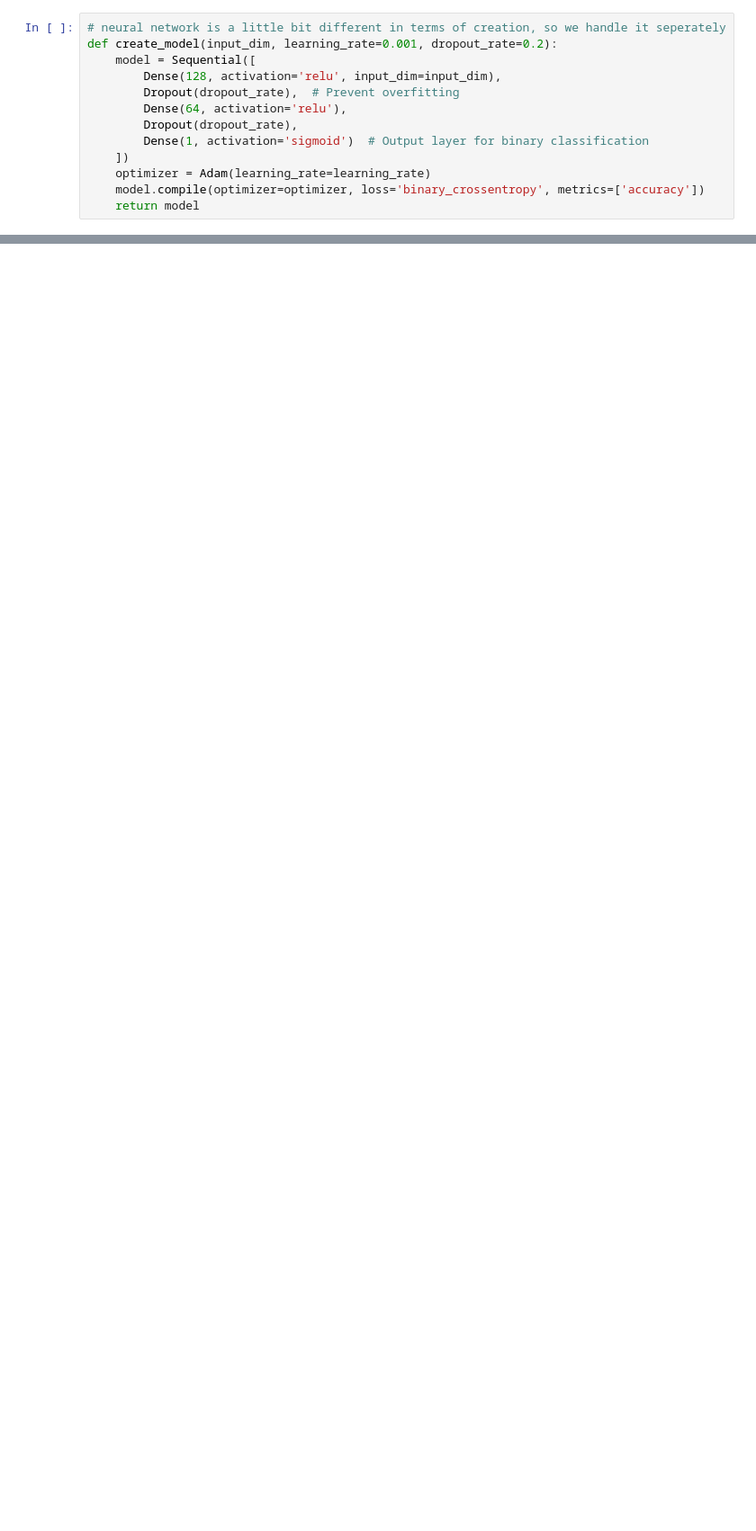
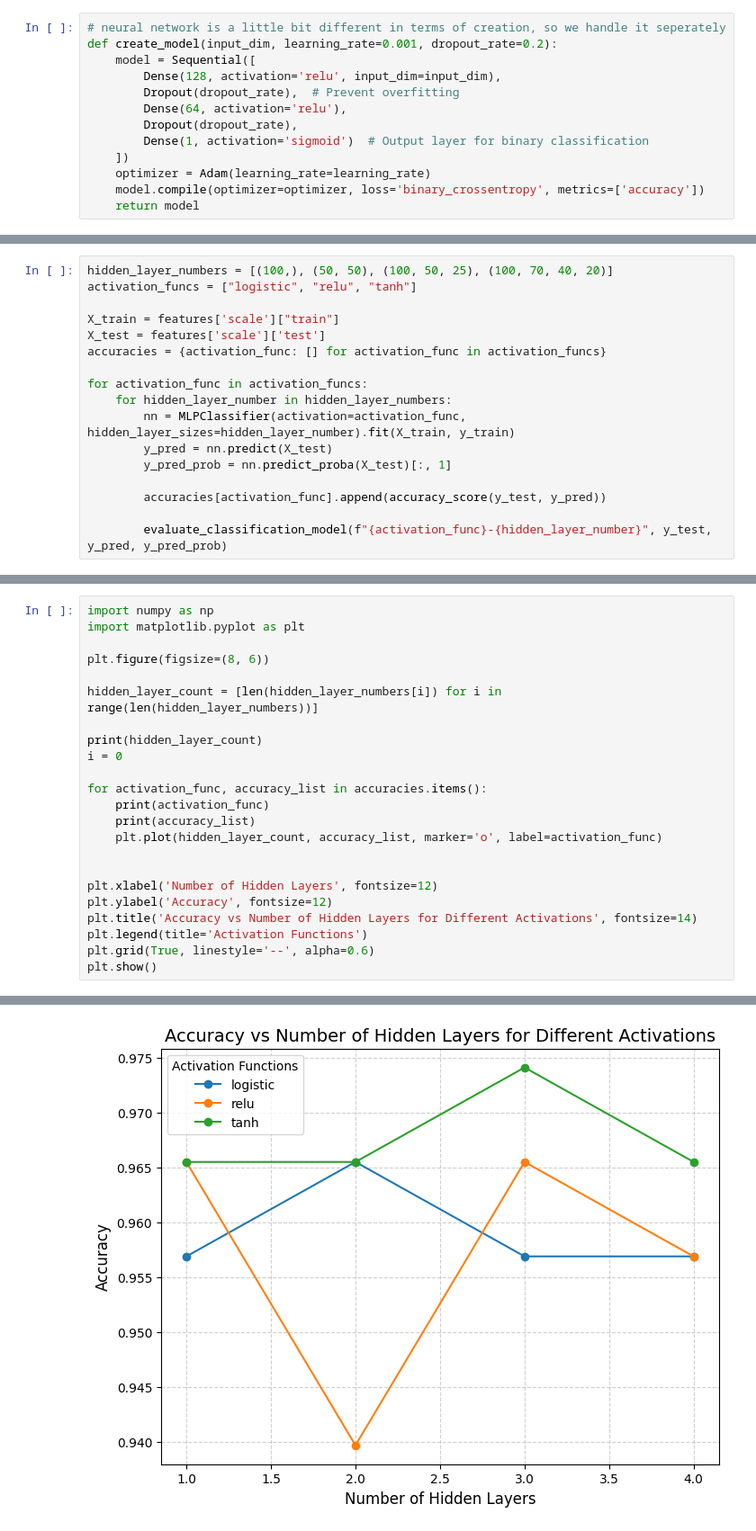
Before and after one commit to qianxichen233/CS-UY-4563-project, a Jupyter notebook: main.ipynb, the cells around one changed output, grey strips where cells are left out. Shown at 90% size. Cells and saved outputs as stored; diff of their text form; blank space fills up the shorter version.

```diff
--- a/main.ipynb
+++ b/main.ipynb
@@ -204,0 +212,17 @@ ROC AUC: 0.4610
+# %%
+hidden_layer_numbers = [(100,), (50, 50), (100, 50, 25), (100, 70, 40, 20)]
+activation_funcs = ["logistic", "relu", "tanh"]
+
+X_train = features['scale']["train"]
+X_test = features['scale']['test']
+accuracies = {activation_func: [] for activation_func in activation_funcs}
+
+for activation_func in activation_funcs:
+    for hidden_layer_number in hidden_layer_numbers:
+        nn = MLPClassifier(activation=activation_func, hidden_layer_sizes=hidden_layer_number).fit(X_train, y_train)
+        y_pred = nn.predict(X_test)
+        y_pred_prob = nn.predict_proba(X_test)[:, 1]
+
+        accuracies[activation_func].append(accuracy_score(y_test, y_pred))
+
+        evaluate_classification_model(f"{activation_func}-{hidden_layer_number}", y_test, y_pred, y_pred_prob)
@@ -204,0 +247,24 @@ ROC AUC: 0.4610
+# %%
+import numpy as np
+import matplotlib.pyplot as plt
+
+plt.figure(figsize=(8, 6))
+
+hidden_layer_count = [len(hidden_layer_numbers[i]) for i in range(len(hidden_layer_numbers))]
+
+print(hidden_layer_count)
+i = 0
+
+for activation_func, accuracy_list in accuracies.items():
+    print(activation_func)
+    print(accuracy_list)
+    plt.plot(hidden_layer_count, accuracy_list, marker='o', label=activation_func)
+
+
+plt.xlabel('Number of Hidden Layers', fontsize=12)
+plt.ylabel('Accuracy', fontsize=12)
+plt.title('Accuracy vs Number of Hidden Layers for Different Activations', fontsize=14)
+plt.legend(title='Activation Functions')
+plt.grid(True, linestyle='--', alpha=0.6)
+plt.show()
+# %% [output]
@@ -204,0 +278 @@ ROC AUC: 0.4610
+[figure, added]
```
Also changed, not shown: parts of 11 cells of this notebook.
